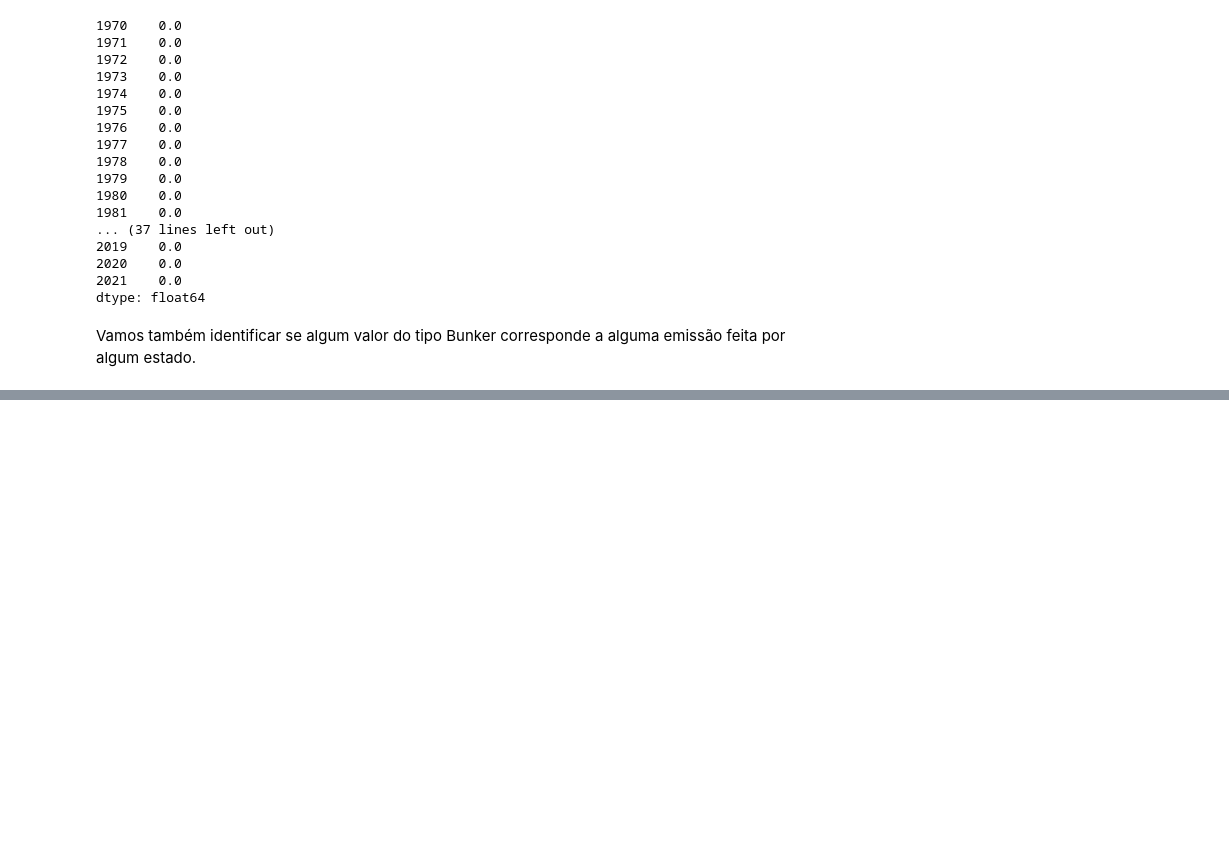
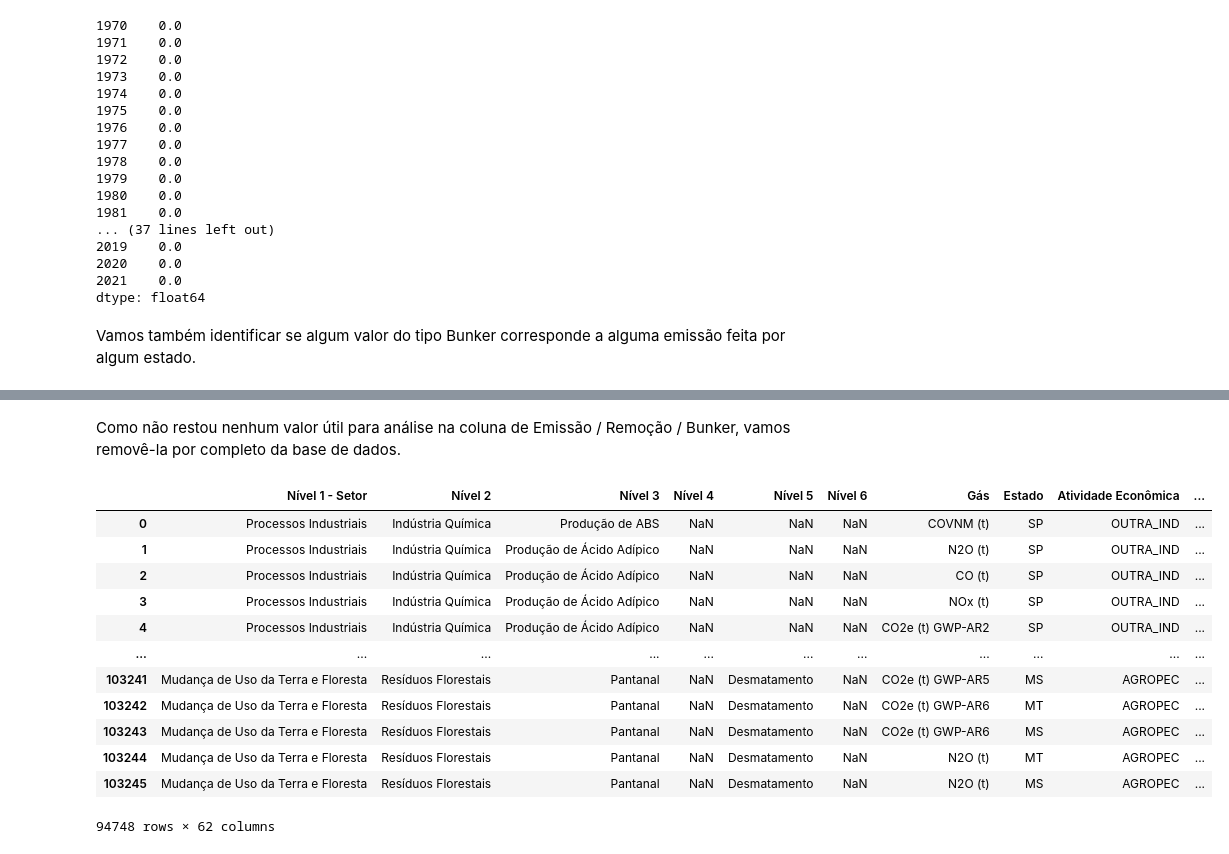
Before and after one commit to jessicacristinams/pandas, a Jupyter notebook: selecao_agrupamento/selecao_agrupamento.ipynb, the cells around one changed output, grey strips where cells are left out. Saved outputs shown, nothing was run; the diff lists cells and outputs as text; code cells hidden in the pictures; blank space fills up the shorter version.

```diff
--- a/selecao_agrupamento/selecao_agrupamento.ipynb
+++ b/selecao_agrupamento/selecao_agrupamento.ipynb
@@ -155,0 +171,19 @@ Vamos também identificar se algum valor do tipo Bunker corresponde a alguma emi
+# %% [markdown]
+Como não restou nenhum valor útil para análise na coluna de Emissão / Remoção / Bunker, vamos removê-la por completo da base de dados.
+# %%
+emissoes_gases = emissoes_gases.drop(columns='Emissão / Remoção / Bunker')
+emissoes_gases
+# %% [output]
+|  | Nível 1 - Setor | Nível 2 | Nível 3 | Nível 4 | Nível 5 | Nível 6 | Gás | Estado | Atividade Econômica | ... |
+| 0 | Processos Industriais | Indústria Química | Produção de ABS | NaN | NaN | NaN | COVNM (t) | SP | OUTRA_IND | ... |
+| 1 | Processos Industriais | Indústria Química | Produção de Ácido Adípico | NaN | NaN | NaN | N2O (t) | SP | OUTRA_IND | ... |
+| 2 | Processos Industriais | Indústria Química | Produção de Ácido Adípico | NaN | NaN | NaN | CO (t) | SP | OUTRA_IND | ... |
+| 3 | Processos Industriais | Indústria Química | Produção de Ácido Adípico | NaN | NaN | NaN | NOx (t) | SP | OUTRA_IND | ... |
+| 4 | Processos Industriais | Indústria Química | Produção de Ácido Adípico | NaN | NaN | NaN | CO2e (t) GWP-AR2 | SP | OUTRA_IND | ... |
+| ... | ... | ... | ... | ... | ... | ... | ... | ... | ... | ... |
+| 103241 | Mudança de Uso da Terra e Floresta | Resíduos Florestais | Pantanal | NaN | Desmatamento | NaN | CO2e (t) GWP-AR5 | MS | AGROPEC | ... |
+| 103242 | Mudança de Uso da Terra e Floresta | Resíduos Florestais | Pantanal | NaN | Desmatamento | NaN | CO2e (t) GWP-AR6 | MT | AGROPEC | ... |
+| 103243 | Mudança de Uso da Terra e Floresta | Resíduos Florestais | Pantanal | NaN | Desmatamento | NaN | CO2e (t) GWP-AR6 | MS | AGROPEC | ... |
+| 103244 | Mudança de Uso da Terra e Floresta | Resíduos Florestais | Pantanal | NaN | Desmatamento | NaN | N2O (t) | MT | AGROPEC | ... |
+| 103245 | Mudança de Uso da Terra e Floresta | Resíduos Florestais | Pantanal | NaN | Desmatamento | NaN | N2O (t) | MS | AGROPEC | ... |
+94748 rows × 62 columns
```
Also changed, not shown: parts of 8 cells of this notebook.
